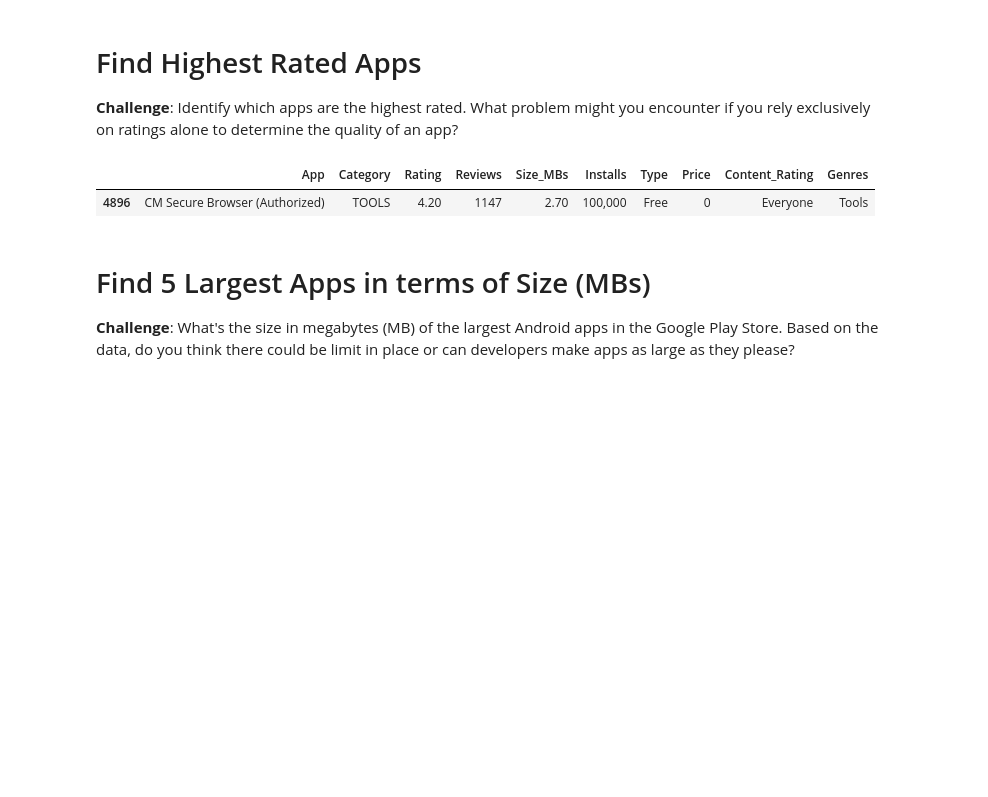
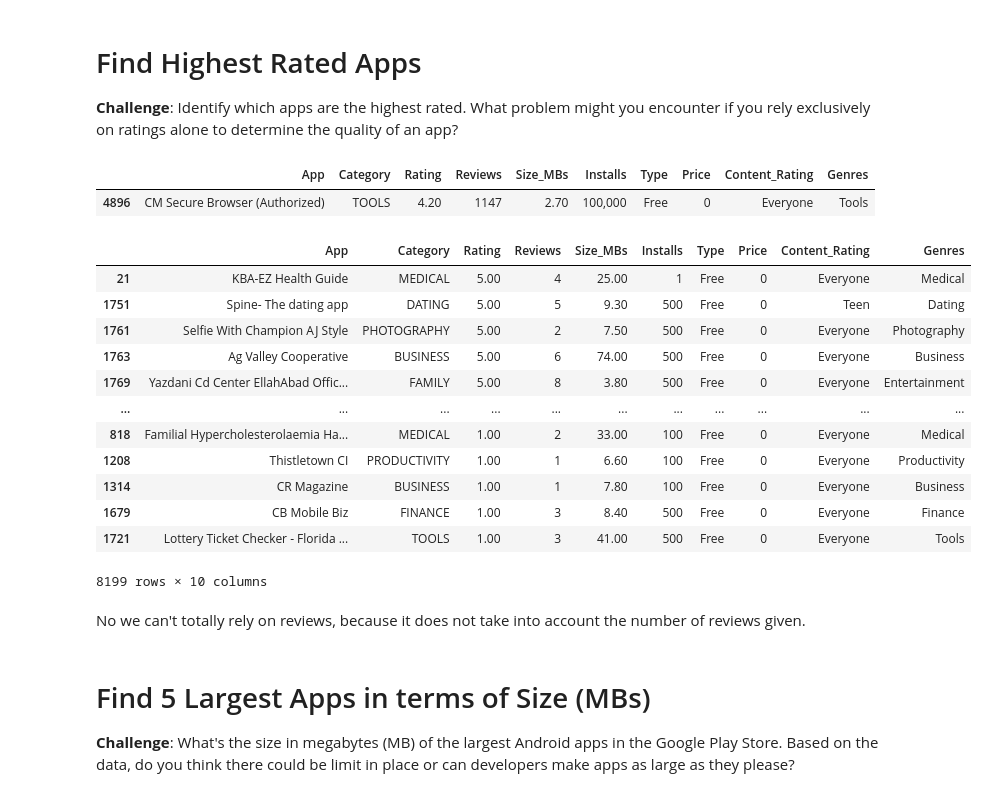
Before and after one commit to keshavpj1711/Python_100-Days, a Jupyter notebook: Advanced/76AnalyzingPlayStorePlotly/Google Play Store App Analytics (start).ipynb, the cells around one changed output. Saved outputs shown, nothing was run; the diff lists cells and outputs as text; code cells hidden in the pictures; blank space fills up the shorter version.

```diff
--- a/Advanced/76AnalyzingPlayStorePlotly/Google Play Store App Analytics (start).ipynb
+++ b/Advanced/76AnalyzingPlayStorePlotly/Google Play Store App Analytics (start).ipynb
@@ -107,6 +107,24 @@ df_apps_clean.sample()
 # %% [output]
 |  | App | Category | Rating | Reviews | Size_MBs | Installs | Type | Price | Content_Rating | Genres |
 | 4896 | CM Secure Browser (Authorized) | TOOLS | 4.20 | 1147 | 2.70 | 100,000 | Free | 0 | Everyone | Tools |
+# %%
+df_apps_clean.sort_values('Rating', ascending=False)
+# %% [output]
+|  | App | Category | Rating | Reviews | Size_MBs | Installs | Type | Price | Content_Rating | Genres |
+| 21 | KBA-EZ Health Guide | MEDICAL | 5.00 | 4 | 25.00 | 1 | Free | 0 | Everyone | Medical |
+| 1751 | Spine- The dating app | DATING | 5.00 | 5 | 9.30 | 500 | Free | 0 | Teen | Dating |
+| 1761 | Selfie With Champion AJ Style | PHOTOGRAPHY | 5.00 | 2 | 7.50 | 500 | Free | 0 | Everyone | Photography |
+| 1763 | Ag Valley Cooperative | BUSINESS | 5.00 | 6 | 74.00 | 500 | Free | 0 | Everyone | Business |
+| 1769 | Yazdani Cd Center EllahAbad Offic... | FAMILY | 5.00 | 8 | 3.80 | 500 | Free | 0 | Everyone | Entertainment |
+| ... | ... | ... | ... | ... | ... | ... | ... | ... | ... | ... |
+| 818 | Familial Hypercholesterolaemia Ha... | MEDICAL | 1.00 | 2 | 33.00 | 100 | Free | 0 | Everyone | Medical |
+| 1208 | Thistletown CI | PRODUCTIVITY | 1.00 | 1 | 6.60 | 100 | Free | 0 | Everyone | Productivity |
+| 1314 | CR Magazine | BUSINESS | 1.00 | 1 | 7.80 | 100 | Free | 0 | Everyone | Business |
+| 1679 | CB Mobile Biz | FINANCE | 1.00 | 3 | 8.40 | 500 | Free | 0 | Everyone | Finance |
+| 1721 | Lottery Ticket Checker - Florida ... | TOOLS | 1.00 | 3 | 41.00 | 500 | Free | 0 | Everyone | Tools |
+8199 rows × 10 columns
+# %% [markdown]
+No we can't totally rely on reviews, because it does not take into account the number of reviews given.
 # %% [markdown]
 # Find 5 Largest Apps in terms of Size (MBs)
 
```
Also changed, not shown: parts of 2 cells of this notebook.
